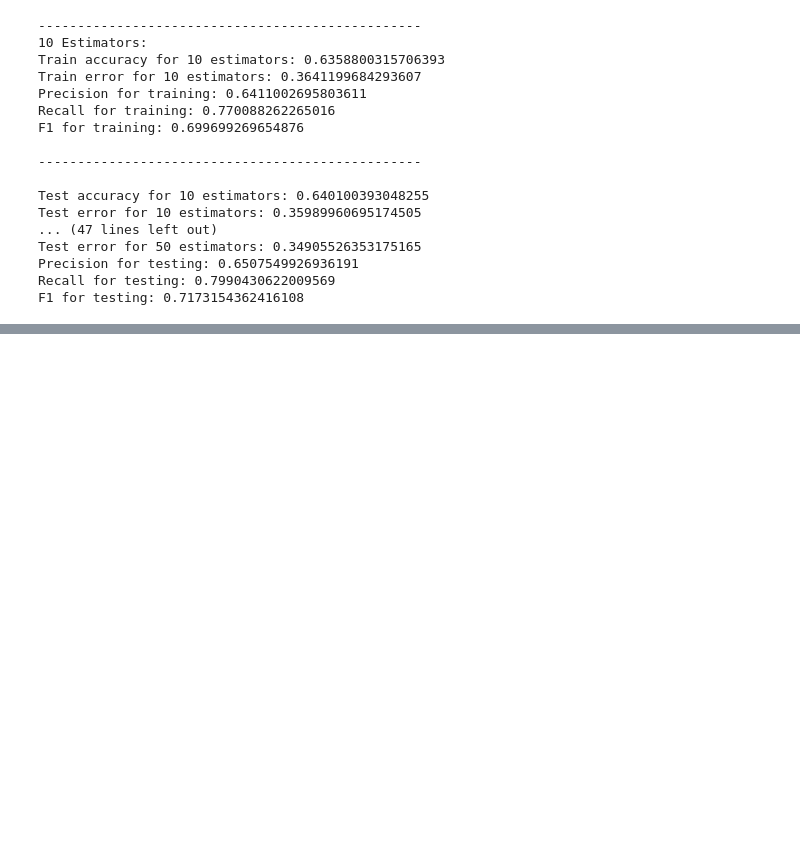
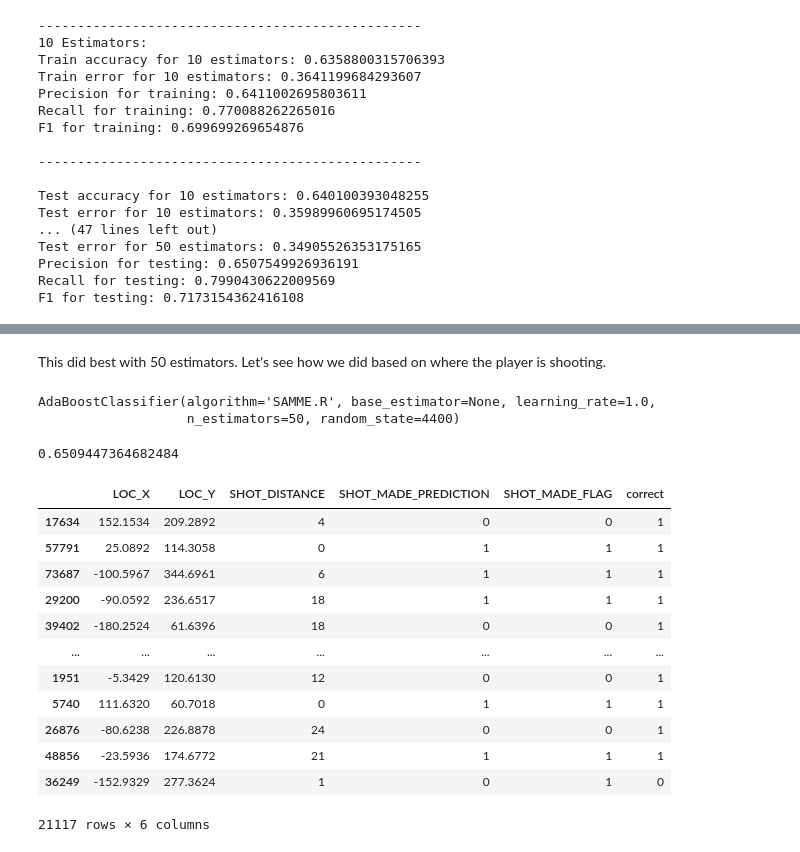
Before and after one commit to tomerzur/NBA-Shot-Prediction, a Jupyter notebook: main.ipynb, the cells around one changed output, grey strips where cells are left out. Cells and saved outputs as stored; diff of their text form; code cells hidden in the pictures; blank space fills up the shorter version.

```diff
--- a/main.ipynb
+++ b/main.ipynb
@@ -268,12 +304,6 @@ X_train_imp_small, X_test_imp_small, y_train_imp_small, y_test_imp_small = train
 # split with everything
 X_train, X_test, y_train, y_test = train_test_split(features, target, test_size=0.25, random_state = 4400)
 X_train_small, X_test_small, y_train_small, y_test_small = train_test_split(featuresSmall, targetSmall, test_size=0.25, random_state = 4400)
-# %%
-# scale -> not being used right now
-scaler = MaxAbsScaler()
-scaler.fit(X_train)
-x_train_scaled = scaler.transform(X_train)
-x_test_scaled = scaler.transform(X_test)
 # %%
 # make classifier and fit it
 decisionTree = tree.DecisionTreeClassifier(max_depth = 2, random_state = 4400)
@@ -555,3 +498,55 @@ Testing Error: 0.39811526258464747
-# %%
-# split with just the numeric
-X_train, X_test, y_train, y_test = train_test_split(justNumeric, targetHalf, test_size=0.25) #, random_state = 4400
+# %% [markdown]
+This did best with 50 estimators. Let's see how we did based on where the player is shooting.
+# %%
+# adaboost with 50 estimators
+adaboost = AdaBoostClassifier(n_estimators = 50, random_state=4400)
+adaboost.fit(X_train, y_train)
+# %% [output]
+AdaBoostClassifier(algorithm='SAMME.R', base_estimator=None, learning_rate=1.0,
+                   n_estimators=50, random_state=4400)
+# %%
+# i checked this error and we were fine in this cell, get rid of the warning and put it back when we are done
+pd.options.mode.chained_assignment = None
+
+testPredic = adaboost.predict(X_test)
+
+# new dataframe with locations, we will add predictions later
+predicDF = X_test[["LOC_X", "LOC_Y", 'SHOT_DISTANCE']]
+predicDF['SHOT_MADE_PREDICTION'] = testPredic
+predicDF['SHOT_MADE_FLAG'] = y_test
+predicDF['correct'] = 0
+
+for index, row in predicDF.iterrows():
+    predic = row['SHOT_MADE_PREDICTION']
+    actual = row['SHOT_MADE_FLAG']
+
+    # 0 by default
+    correctVal = 0
+
+    # change to 1 if we were right
+    if predic == actual:
+        correctVal = 1
+
+    predicDF.at[index, 'correct'] = correctVal
+
+pd.options.mode.chained_assignment = 'warn'
+
+# check we have the right accuracy
+print(sum(predicDF['correct'])/ len(predicDF))
+
+predicDF
+# %% [output]
+0.6509447364682484
+|  | LOC_X | LOC_Y | SHOT_DISTANCE | SHOT_MADE_PREDICTION | SHOT_MADE_FLAG | correct |
+| 17634 | 152.1534 | 209.2892 | 4 | 0 | 0 | 1 |
+| 57791 | 25.0892 | 114.3058 | 0 | 1 | 1 | 1 |
+| 73687 | -100.5967 | 344.6961 | 6 | 1 | 1 | 1 |
+| 29200 | -90.0592 | 236.6517 | 18 | 1 | 1 | 1 |
+| 39402 | -180.2524 | 61.6396 | 18 | 0 | 0 | 1 |
+| ... | ... | ... | ... | ... | ... | ... |
+| 1951 | -5.3429 | 120.6130 | 12 | 0 | 0 | 1 |
+| 5740 | 111.6320 | 60.7018 | 0 | 1 | 1 | 1 |
+| 26876 | -80.6238 | 226.8878 | 24 | 0 | 0 | 1 |
+| 48856 | -23.5936 | 174.6772 | 21 | 1 | 1 | 1 |
+| 36249 | -152.9329 | 277.3624 | 1 | 0 | 1 | 0 |
+21117 rows × 6 columns
```
Also changed, not shown: parts of 29 cells of this notebook.
